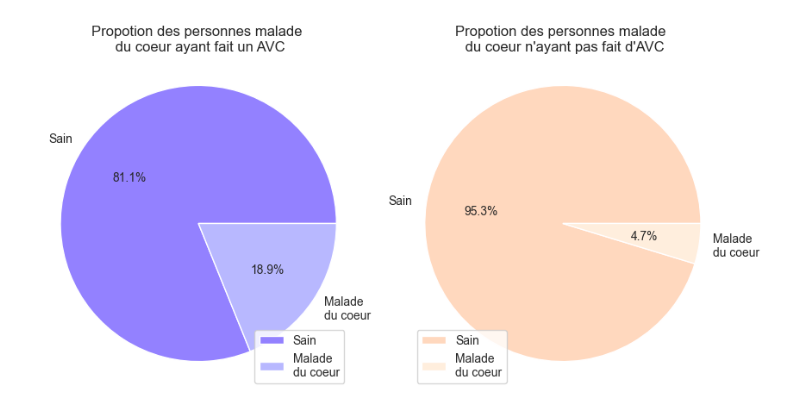
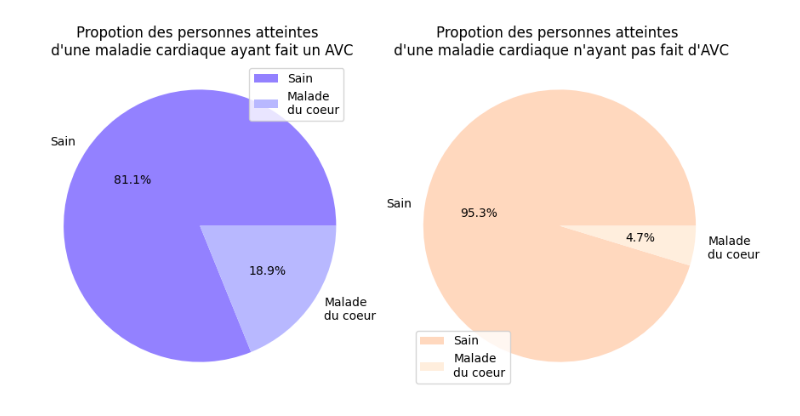
Before and after one commit to VpourVictor/DATA_Visualisation, a Jupyter notebook: Aymeric.ipynb, the cells around one changed output. Saved outputs shown, nothing was run; the diff lists cells and outputs as text; code cells hidden in the pictures.

```diff
--- a/Aymeric.ipynb
+++ b/Aymeric.ipynb
@@ -10,21 +10,21 @@ donnees_dupliquees = df.duplicated().any()
 # %%
 fig, ax = plt.subplots(1, 2, figsize=(10, 5))
 heart_diseases_stroke = df[df["stroke"] == 1]['heart_disease'].value_counts()
 plt.subplot(1, 2, 1)
 plt.pie(heart_diseases_stroke, labels = ["Sain", "Malade\ndu coeur"], autopct='%1.1f%%', startangle=0, colors=["#9381FF","#B8B8FF"])
-plt.title("Propotion des personnes malade \n du coeur ayant fait un AVC")
+plt.title("Propotion des personnes atteintes \n d'une maladie cardiaque ayant fait un AVC")
 plt.axis('equal')
 plt.legend()
 
 heart_diseases_healthy = df[df["stroke"] == 0]['heart_disease'].value_counts()
 plt.subplot(1, 2, 2)
 plt.pie(heart_diseases_healthy, labels = ["Sain", "Malade\ndu coeur"], autopct='%1.1f%%', startangle=0, colors=["#FFD8BE","#FFEEDD"])
-plt.title("Propotion des personnes malade \n du coeur n'ayant pas fait d'AVC")
+plt.title("Propotion des personnes atteintes \n d'une maladie cardiaque n'ayant pas fait d'AVC")
 plt.axis('equal')
 plt.legend()
 plt.show()
 # %% [output]
-[figure, old version]
+[figure, new version]
 # %%
 fig, ax = plt.subplots(1, 2, figsize=(10, 5))
 hypertension_stroke = df[df["stroke"] == 1]['hypertension'].value_counts()
```
Also changed, not shown: parts of 2 cells of this notebook, 3 other files.
